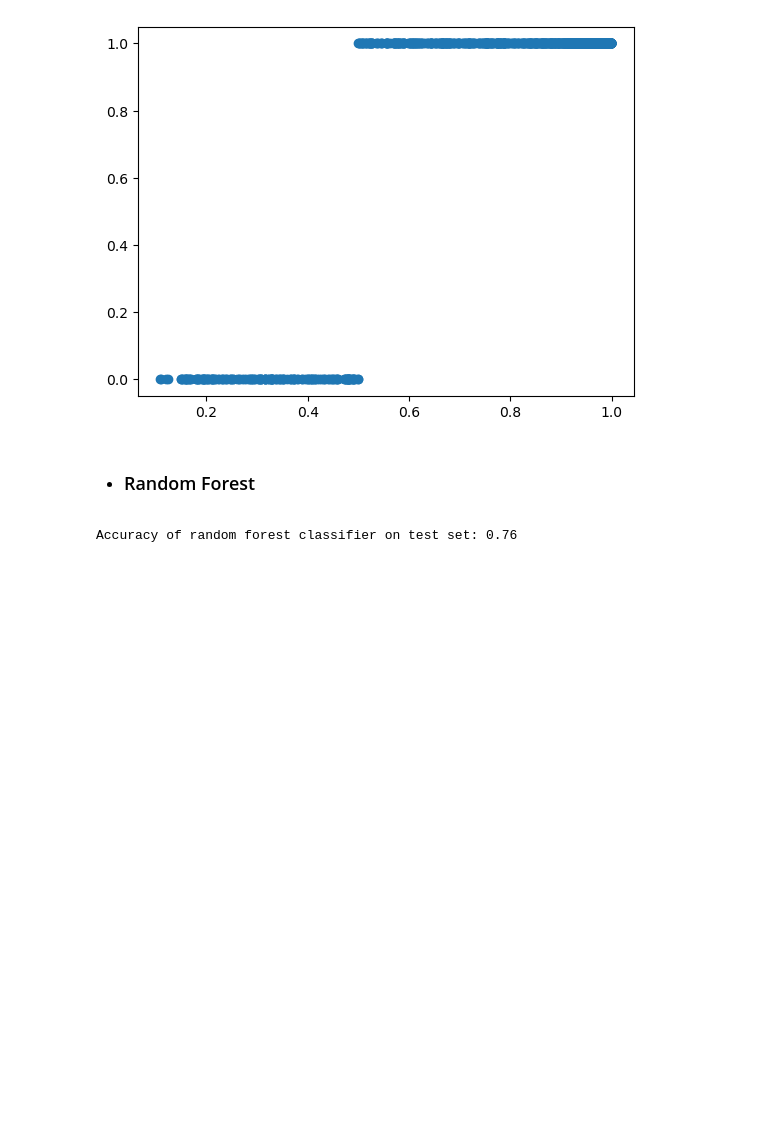
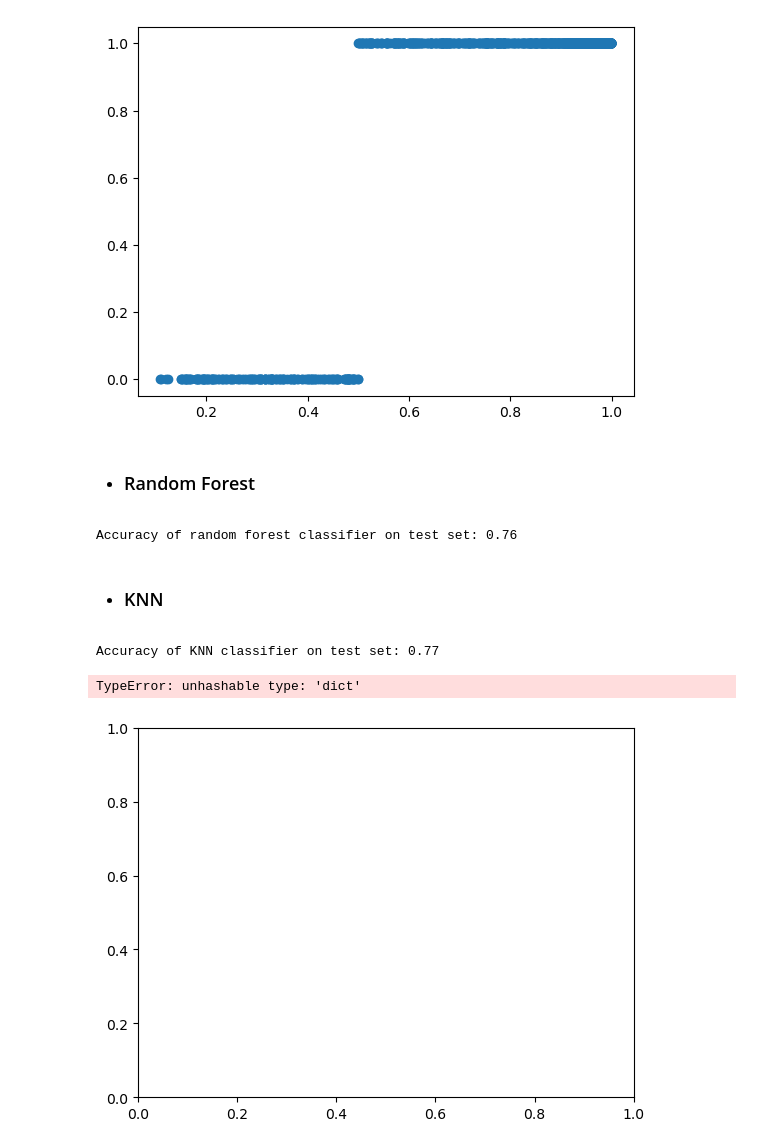
Before and after one commit to EstebanHernandez0/Predicting_Customer_Status, a Jupyter notebook: work_notebook.ipynb, the cells around one changed output. Cells and saved outputs as stored; diff of their text form; code cells hidden in the pictures; blank space fills up the shorter version.

```diff
--- a/work_notebook.ipynb
+++ b/work_notebook.ipynb
@@ -932,0 +931,26 @@ Accuracy of random forest classifier on test set: 0.76
+# %% [markdown]
+- ### KNN
+# %%
+print('Accuracy of KNN classifier on test set: {:.2f}'
+     .format(knn.score(X_test, y_test)))
+# %% [output]
+Accuracy of KNN classifier on test set: 0.77
+# %%
+scores = []
+
+for k in range(1,25):
+    knn1 = KNeighborsClassifier(n_neighbors = k)
+    knn1.fit(X_test, y_test)
+    test_score = knn1.score(X_test, y_test)
+    output = {
+        "n_neighbors": k,
+        "test_acc": test_score
+    }
+
+    scores.append(output)
+    plt.scatter(df.n_neighbors, scores)
+
+df = pd.DataFrame(scores)
+# %% [output]
+TypeError: unhashable type: 'dict'
+[figure, added]
```
Also changed, not shown: parts of 2 cells of this notebook.
